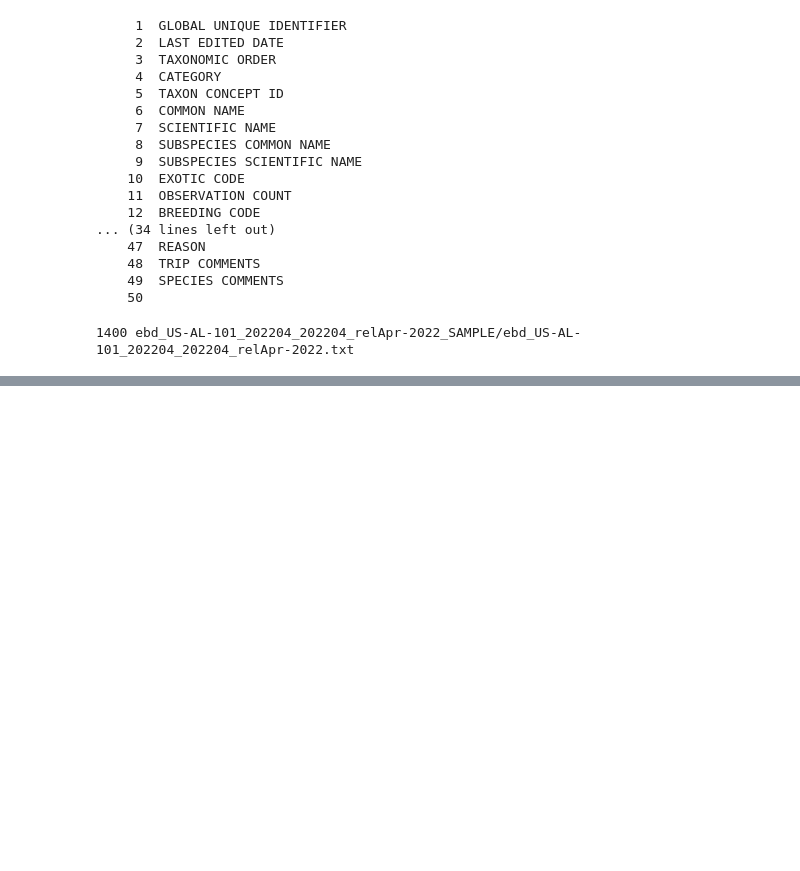
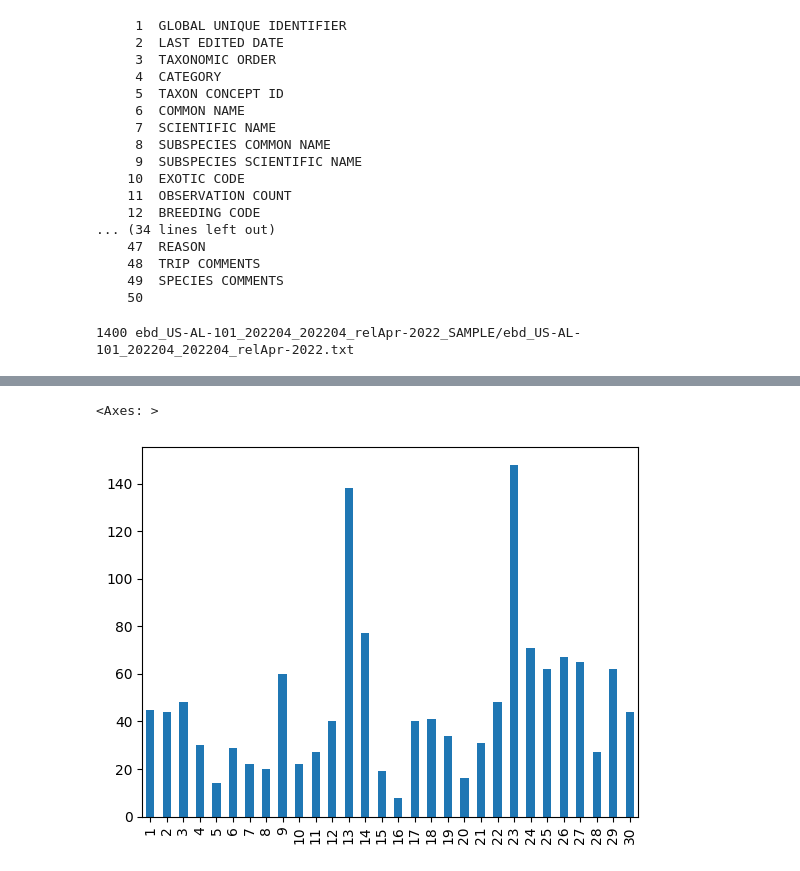
Before and after one commit to rwcitek/C11-capstone-project, a Jupyter notebook: eBird/ebird_sample.ipynb, the cells around one changed output, grey strips where cells are left out. Drawn from its saved outputs; the diff is of its cells as text; code cells hidden in the pictures; blank space fills up the shorter version.

```diff
--- a/eBird/ebird_sample.ipynb
+++ b/eBird/ebird_sample.ipynb
@@ -109,0 +304,5 @@ wc -l ebd_US-AL-101_202204_202204_relApr-2022_SAMPLE/ebd_US-AL-101_202204_202204
+# %%
+df["OBSERVATION DATETIME"].dt.day.value_counts().sort_index().plot.bar() ;
+# %% [output]
+<Axes: >
+[figure, added]
```
Also changed, not shown: parts of 31 cells of this notebook.
